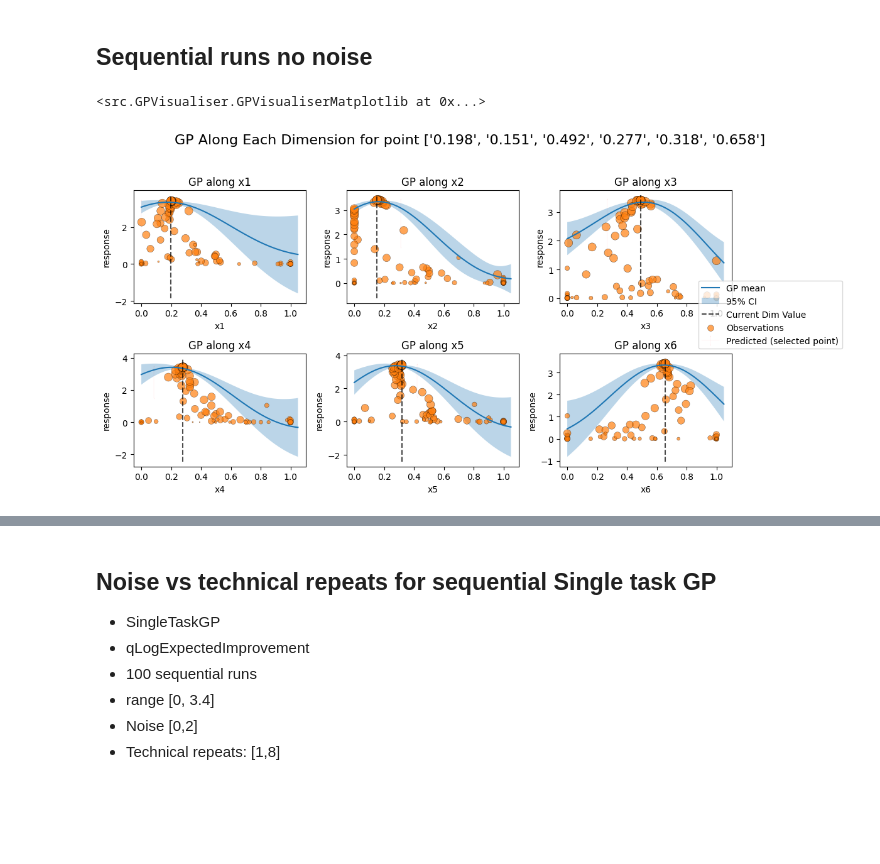
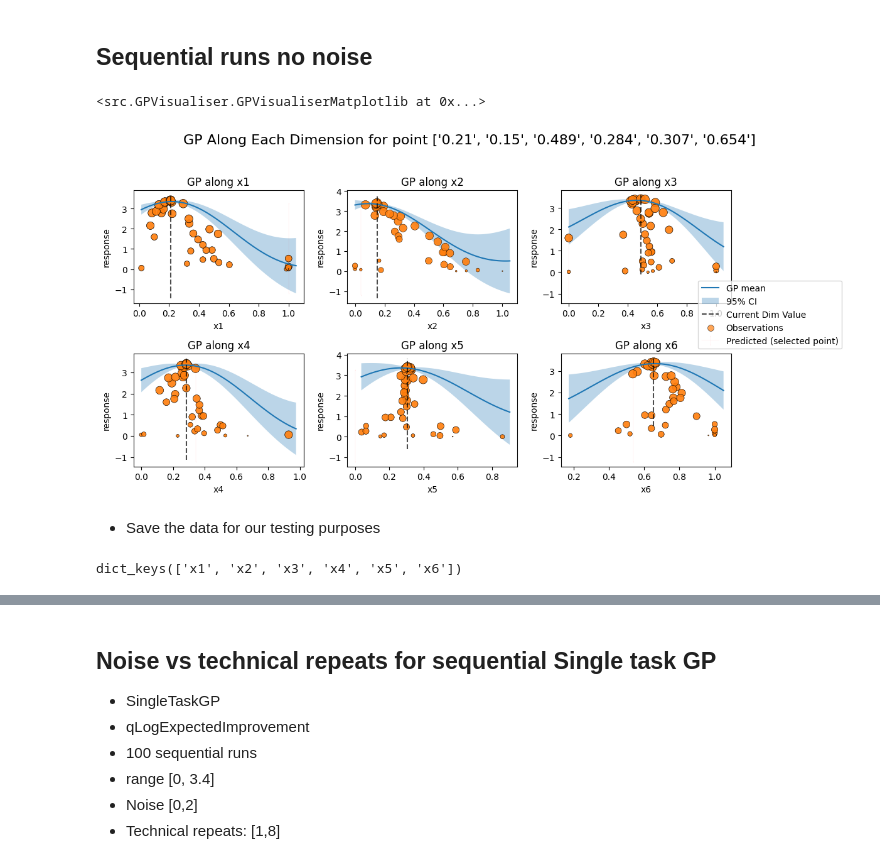
Before and after one commit to Sauciu1/BO-Coli, a Jupyter notebook: notebooks/batch_bayesian_test.ipynb, the cells around one changed output, grey strips where cells are left out. Saved outputs shown, nothing was run; the diff lists cells and outputs as text; code cells hidden in the pictures; blank space fills up the shorter version.

```diff
--- a/notebooks/batch_bayesian_test.ipynb
+++ b/notebooks/batch_bayesian_test.ipynb
@@ -438,10 +435,12 @@ tester
 # %%
 def noise_fn(x, y):
     return y
 
 save_dir = "data/bayes_sim/"
-runs = tester.run(HeteroWhiteSGP, n_runs=100, technical_repeats=1, batch_size=1, noise_fn=noise_fn, plot_each=False)
-runs.plot_GP(HeteroWhiteSGP)
+runs = tester.run(SingleTaskGP, n_runs=40, technical_repeats=2, batch_size=1, noise_fn=noise_fn, plot_each=False)
+runs.plot_GP(SingleTaskGP)
 # %% [output]
 <src.GPVisualiser.GPVisualiserMatplotlib at 0x...>
-[figure, old version]
+[figure, new version]
+# %% [markdown]
+* Save the data for our testing purposes
@@ -447,0 +450,4 @@ runs.plot_GP(HeteroWhiteSGP)
+# %%
+client._experiment.parameters.keys()
+# %% [output]
+dict_keys(['x1', 'x2', 'x3', 'x4', 'x5', 'x6'])
```
Also changed, not shown: parts of 17 cells of this notebook, 5 other files.
